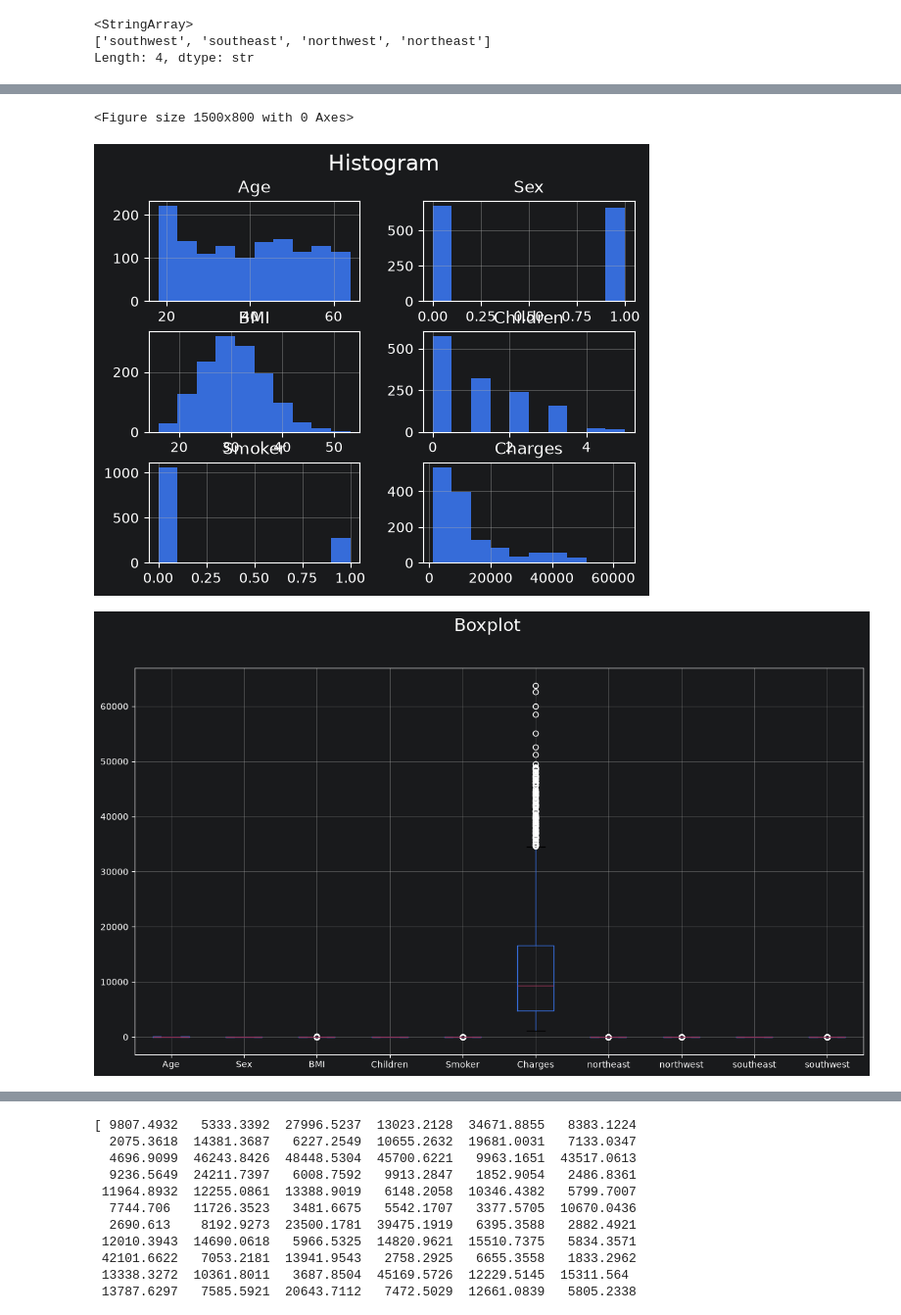
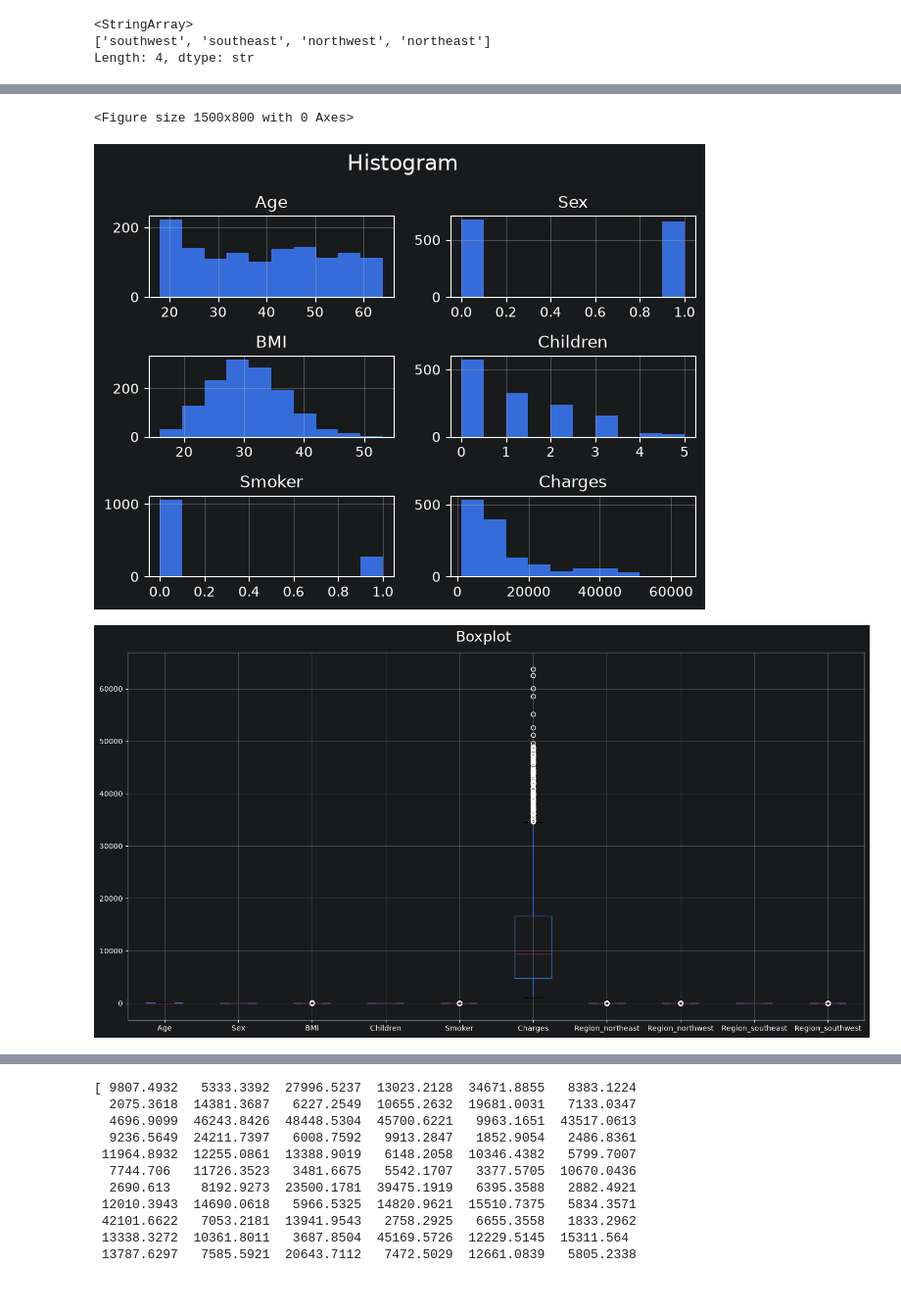
Before and after one commit to Thecular/ML-Practice-Projects, a Jupyter notebook: MachineLearningProject/ML-Insurance.ipynb, the cells around one changed output, grey strips where cells are left out. Shown at 98% size. Cells and saved outputs as stored; diff of their text form; code cells hidden in the pictures; blank space fills up the shorter version.

```diff
--- a/MachineLearningProject/ML-Insurance.ipynb
+++ b/MachineLearningProject/ML-Insurance.ipynb
@@ -69,5 +72,5 @@ insurance.Region.unique()
 ['southwest', 'southeast', 'northwest', 'northeast']
 Length: 4, dtype: str
 # %%
-#One-hot for low-cardinality nominal columns
-region_dummies = pd.get_dummies(insurance['Region'].astype(str))
+#One-hot for encoding for region. drop_first=True prevents the 'dummy variable trap' by removing one redundant column(I've issue with this drop-first, it removes one column I think is important).
+insurance = pd.get_dummies(insurance, columns=['Region'])
@@ -90,5 +77,5 @@ region_dummies
 # %%
 #Binary mappings
-insurance.Sex = insurance.Sex.map({'male':0,'female':1})
+insurance['Sex'] = insurance['Sex'].map({'female':1,'male':0})
 
-insurance.Smoker = insurance.Smoker.map({'no':0,'yes':1})
+insurance['Smoker'] = insurance['Smoker'].map({'no':0,'yes':1})
@@ -115,6 +81,0 @@ Name: Smoker, Length: 1338, dtype: int64
-# %%
-#Joining the encoded to the dataset.
-insurance = pd.concat((insurance,region_dummies),axis=1)
-# %%
-#Dropping the region column.
-insurance.drop(columns='Region',inplace=True)
@@ -137,20 +100,22 @@ insurance
 # %%
 #Exploratory Data Analysis.
 #Univariant:Histogram for distribution.
 plt.figure(figsize=(15,8))#Set the size of the plot.
 insurance.hist()
 plt.suptitle('Histogram', fontsize=16)
-plt.show();
+plt.tight_layout()
+plt.show()
 # %% [output]
 <Figure size 1500x800 with 0 Axes>
-[figure, old version]
+[figure, new version]
 # %%
 #Boxplot for Outliers: check reasons for outliers?
 plt.figure(figsize=(15,8))#Set the size of the plot.
 insurance.boxplot()
 plt.suptitle('Boxplot', fontsize=20)
+plt.tight_layout()
 plt.show();
 # %% [output]
-[figure, old version]
+[figure, new version]
 # %%
 #Multivariant: correlation and heatmap for visualization.
```
Also changed, not shown: parts of 24 cells of this notebook, 2 other files.
